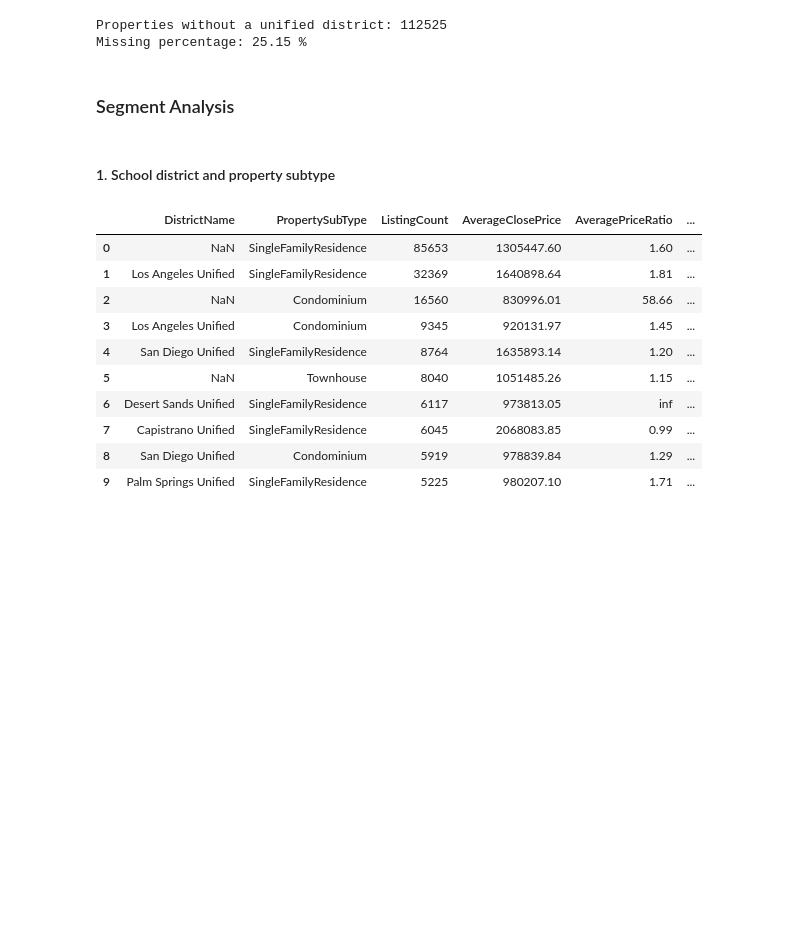
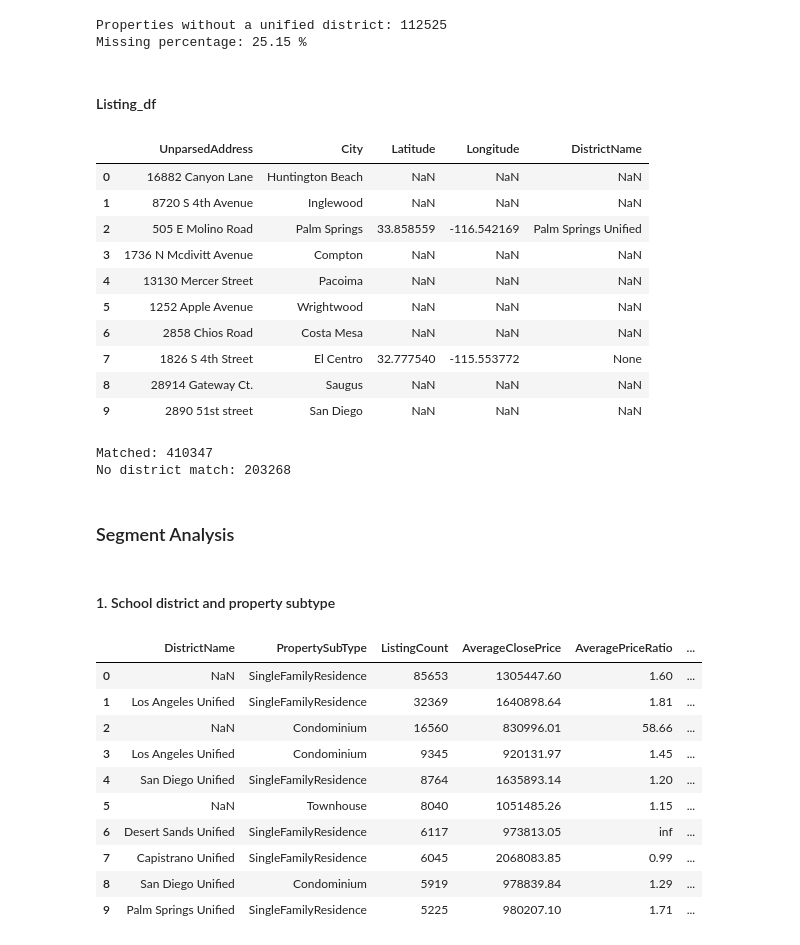
Before and after one commit to KKMaxoxo/IDX-Exchange-da, a Jupyter notebook: notebook/week-6.ipynb, the cells around one changed output. Saved outputs shown, nothing was run; the diff lists cells and outputs as text; code cells hidden in the pictures; blank space fills up the shorter version.

```diff
--- a/notebook/week-6.ipynb
+++ b/notebook/week-6.ipynb
@@ -244,6 +238,71 @@ print(
 # %% [output]
 Properties without a unified district: 112525
 Missing percentage: 25.15 %
+# %% [markdown]
+#### Listing_df
+# %%
+coordinate_columns = [
+    "Latitude",
+    "Longitude"
+]
+
+listing_df[coordinate_columns] = listing_df[coordinate_columns].apply(pd.to_numeric, errors="coerce")
+
+valid_coordinates = listing_df[coordinate_columns].notna().all(axis=1)
+
+listing_points = gpd.GeoDataFrame(
+    listing_df.loc[valid_coordinates].copy(),
+    geometry=gpd.points_from_xy(
+        listing_df.loc[valid_coordinates, "Longitude"],
+        listing_df.loc[valid_coordinates, "Latitude"]
+    ),
+    crs="EPSG:4326"
+)
+
+listing_points = listing_points.to_crs(unified_districts.crs)
+
+listing_joined = gpd.sjoin(
+    listing_points,
+    unified_districts[
+        [
+            "DistrictName",
+            "geometry"
+        ]
+    ],
+    how="left",
+    predicate="within"
+)
+
+district_lookup = listing_joined.groupby(level=0)["DistrictName"].first()
+listing_df["DistrictName"] = listing_df.index.map(district_lookup)
+# %%
+preview_columns = [
+    "UnparsedAddress",
+    "City",
+    "Latitude",
+    "Longitude",
+    "DistrictName"
+]
+
+listing_df[preview_columns].head(10)
+# %% [output]
+|  | UnparsedAddress | City | Latitude | Longitude | DistrictName |
+| 0 | 16882 Canyon Lane | Huntington Beach | NaN | NaN | NaN |
+| 1 | 8720 S 4th Avenue | Inglewood | NaN | NaN | NaN |
+| 2 | 505 E Molino Road | Palm Springs | 33.858559 | -116.542169 | Palm Springs Unified |
+| 3 | 1736 N Mcdivitt Avenue | Compton | NaN | NaN | NaN |
+| 4 | 13130 Mercer Street | Pacoima | NaN | NaN | NaN |
+| 5 | 1252 Apple Avenue | Wrightwood | NaN | NaN | NaN |
+| 6 | 2858 Chios Road | Costa Mesa | NaN | NaN | NaN |
+| 7 | 1826 S 4th Street | El Centro | 32.777540 | -115.553772 | None |
+| 8 | 28914 Gateway Ct. | Saugus | NaN | NaN | NaN |
+| 9 | 2890 51st street | San Diego | NaN | NaN | NaN |
+# %%
+print("Matched:", listing_df["DistrictName"].notna().sum())
+print("No district match:", listing_df["DistrictName"].isna().sum())
+# %% [output]
+Matched: 410347
+No district match: 203268
 # %% [markdown]
 ### Segment Analysis
 # %%
```
Also changed, not shown: parts of 5 cells of this notebook, 5 other files.
